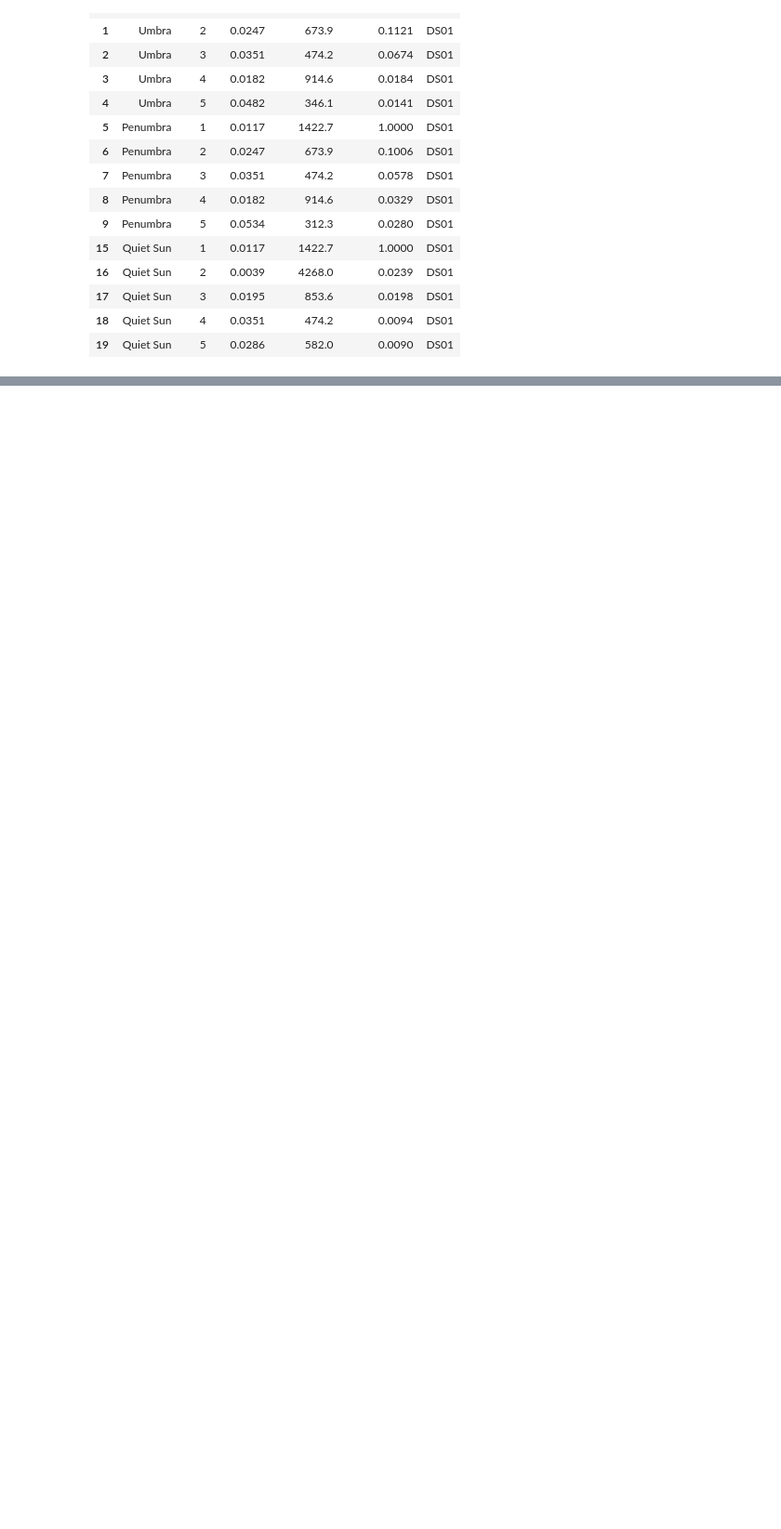
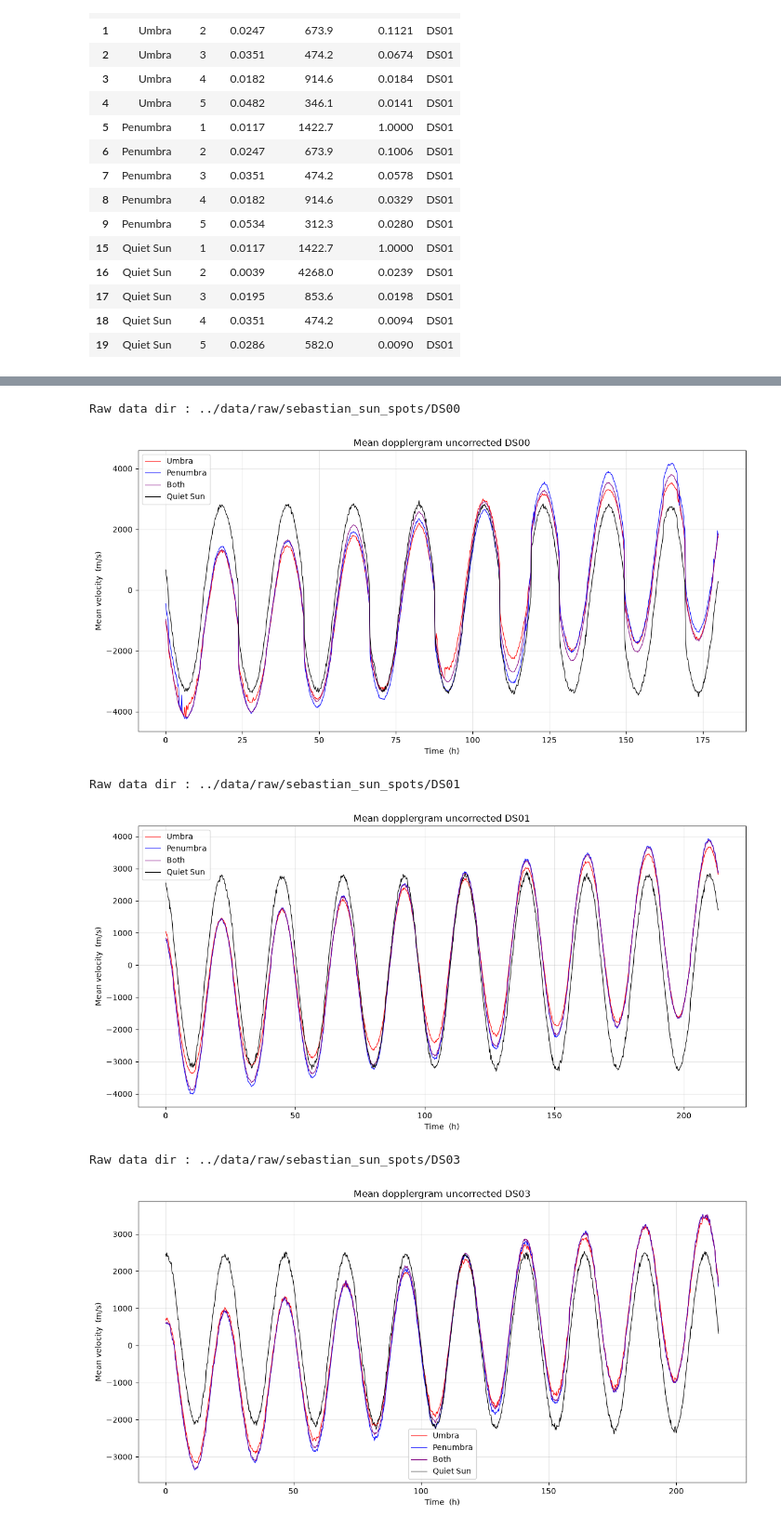
Before and after one commit to thomatrixting/sun_spots_pulsation_review, a Jupyter notebook: notebooks/04_data_comparison.ipynb, the cells around one changed output, grey strips where cells are left out. Shown at 93% size. Saved outputs shown, nothing was run; the diff lists cells and outputs as text; code cells hidden in the pictures; blank space fills up the shorter version.

Commit message:
several changes made seaking for realicionchos on data starting the process of organizing it all

```diff
--- a/notebooks/04_data_comparison.ipynb
+++ b/notebooks/04_data_comparison.ipynb
@@ -327,0 +390,29 @@ subset
+# %%
+DS0N_list = ['DS00','DS01','DS03','DS04','DS05']
+for DS0N_NAME in DS0N_list:
+    raw_dir_01      = pathlib.Path('../data/raw/sebastian_sun_spots') / DS0N_NAME
+    processed_dir_01 = pathlib.Path('../data/processed/sebastian_sun_spots') / DS0N_NAME
+    plots_dir_01    = processed_dir_01 / 'plots'
+
+    print('Raw data dir :', raw_dir_01)
+    mag_filter_01 = lambda x : x>500
+
+    data = load_and_mask(
+        ds_dir          = raw_dir_01,
+        umbra_thresh    = 30_000,   # continuum DN — pixels below this → umbra
+        penumbra_thresh = 50_000,   # continuum DN — upper bound for penumbra,
+        mag_filter=mag_filter_01,
+        cadence_s       = 720,
+        raw_dopler = True
+    )
+
+    metrics = compute_metrics(data)
+
+    plot_time_series(data, metrics, DS0N_NAME)
+# %% [output]
+Raw data dir : ../data/raw/sebastian_sun_spots/DS00
+[figure, added]
+Raw data dir : ../data/raw/sebastian_sun_spots/DS01
+[figure, added]
+Raw data dir : ../data/raw/sebastian_sun_spots/DS03
+[figure, added]
```
Also changed, not shown: parts of 5 cells of this notebook, 2 other files.
